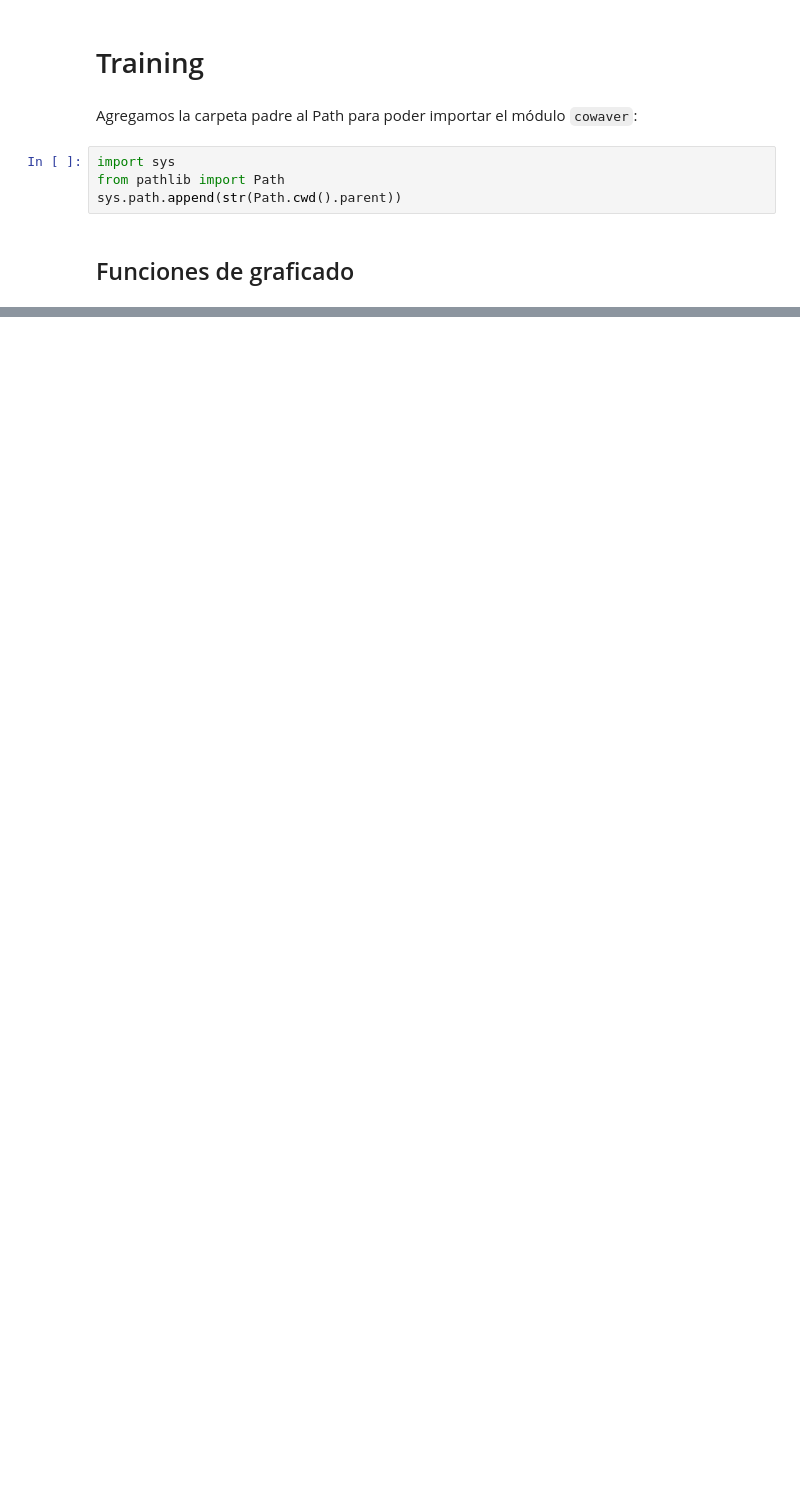
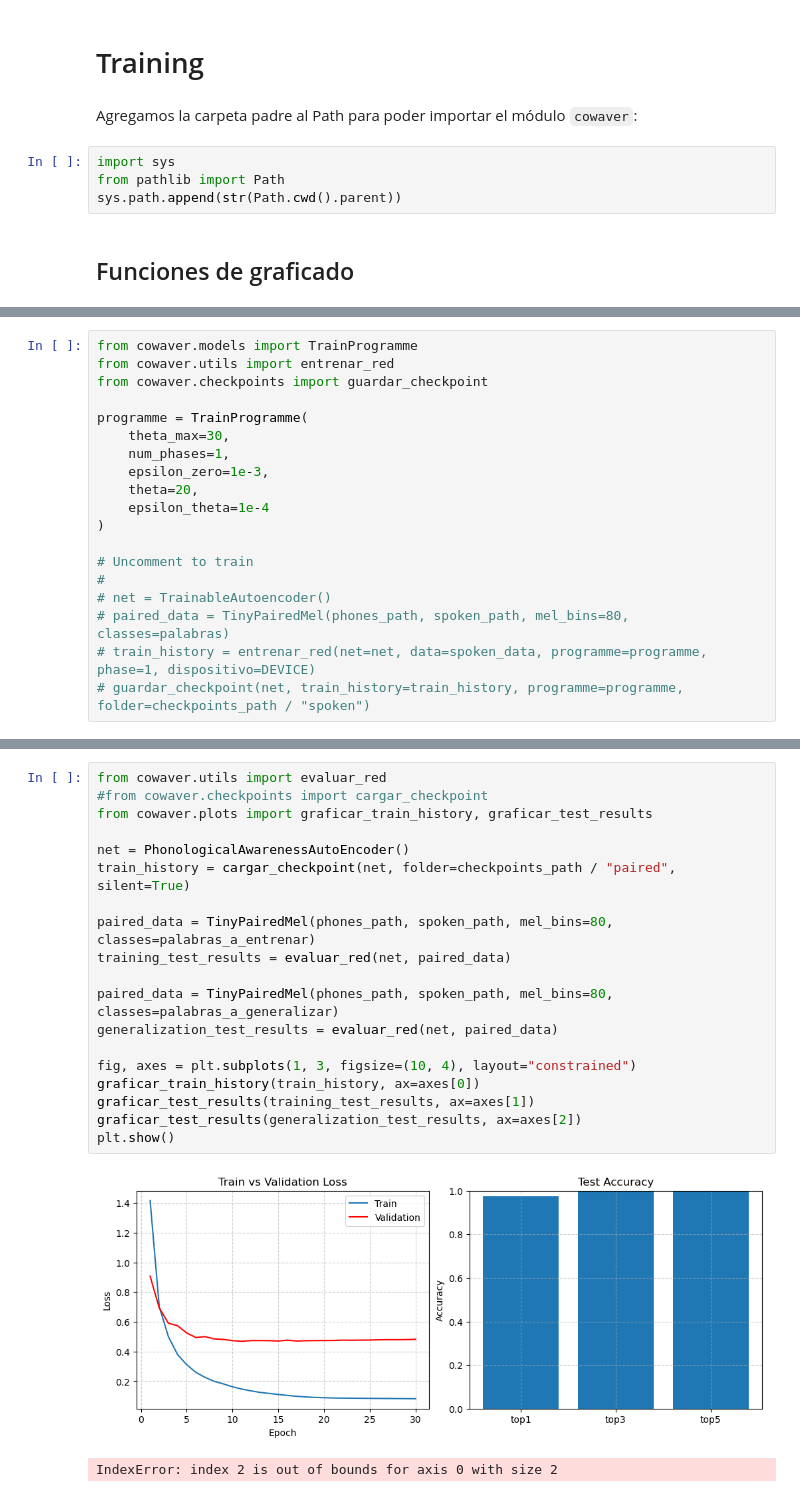
Before and after one commit to martindsq/from-speech, a Jupyter notebook: notebooks/Untitled-Copy1.ipynb, the cells around one changed output, grey strips where cells are left out. Saved outputs shown, nothing was run; the diff lists cells and outputs as text; blank space fills up the shorter version.

```diff
--- a/notebooks/Untitled-Copy1.ipynb
+++ b/notebooks/Untitled-Copy1.ipynb
@@ -235,4 +154,23 @@ class TrainableConvAutoEncoder(TrainableMixin, ConvAutoEncoder):
 
     def scheduler(self, optimizer: Optimizer, phase: int, programme: TrainProgramme) -> LRScheduler:
         return LinearLR(optimizer, start_factor=1.0, end_factor=programme.end_factor, total_iters=programme.decay_epochs())
+# %%
+from cowaver.models import TrainProgramme
+from cowaver.utils import entrenar_red
+from cowaver.checkpoints import guardar_checkpoint
+
+programme = TrainProgramme(
+    theta_max=30,
+    num_phases=1,
+    epsilon_zero=1e-3,
+    theta=20,
+    epsilon_theta=1e-4
+)
+
+# Uncomment to train
+#
+# net = TrainableAutoencoder()
+# paired_data = TinyPairedMel(phones_path, spoken_path, mel_bins=80, classes=palabras)
+# train_history = entrenar_red(net=net, data=spoken_data, programme=programme, phase=1, dispositivo=DEVICE)
+# guardar_checkpoint(net, train_history=train_history, programme=programme, folder=checkpoints_path / "spoken")
 # %%
@@ -253,0 +263,22 @@ ValueError: not enough values to unpack (expected 3, got 2)
+# %%
+from cowaver.utils import evaluar_red
+#from cowaver.checkpoints import cargar_checkpoint
+from cowaver.plots import graficar_train_history, graficar_test_results
+
+net = PhonologicalAwarenessAutoEncoder()
+train_history = cargar_checkpoint(net, folder=checkpoints_path / "paired", silent=True)
+
+paired_data = TinyPairedMel(phones_path, spoken_path, mel_bins=80, classes=palabras_a_entrenar)
+training_test_results = evaluar_red(net, paired_data)
+
+paired_data = TinyPairedMel(phones_path, spoken_path, mel_bins=80, classes=palabras_a_generalizar)
+generalization_test_results = evaluar_red(net, paired_data)
+
+fig, axes = plt.subplots(1, 3, figsize=(10, 4), layout="constrained")
+graficar_train_history(train_history, ax=axes[0])
+graficar_test_results(training_test_results, ax=axes[1])
+graficar_test_results(generalization_test_results, ax=axes[2])
+plt.show()
+# %% [output]
+[figure, added]
+IndexError: index 2 is out of bounds for axis 0 with size 2
```
Also changed, not shown: parts of 14 cells of this notebook, 2 other files.
